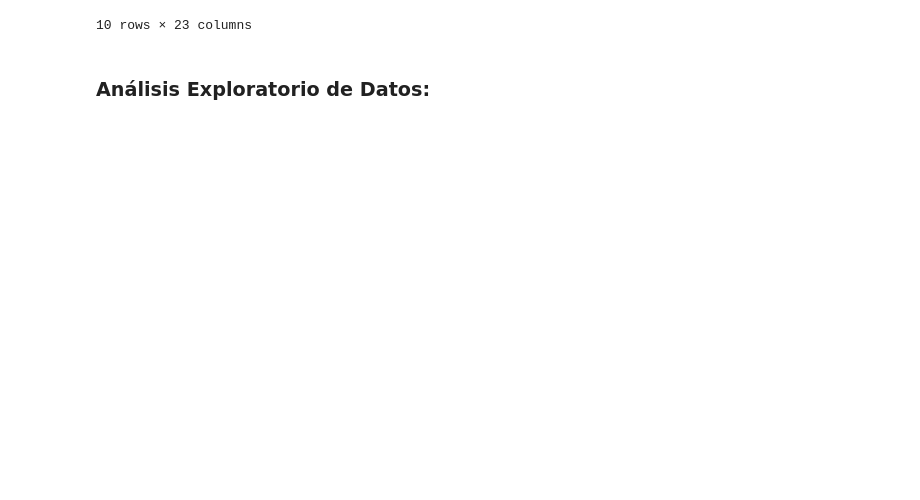
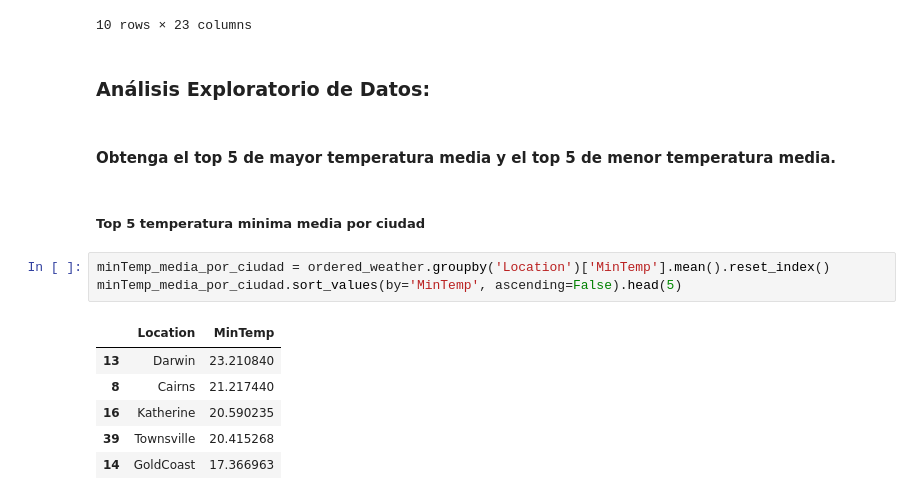
Before and after one commit to Joacogomezc98/CEIOT-ML-TP1, a Jupyter notebook: EDA.ipynb, the cells around one changed output. Cells and saved outputs as stored; diff of their text form; blank space fills up the shorter version.

```diff
--- a/EDA.ipynb
+++ b/EDA.ipynb
@@ -270,3 +270,17 @@ ordered_weather.head(10)
 10 rows × 23 columns
 # %% [markdown]
 ### Análisis Exploratorio de Datos:
+# %% [markdown]
+#### Obtenga el top 5 de mayor temperatura media y el top 5 de menor temperatura media.
+# %% [markdown]
+##### Top 5 temperatura minima media por ciudad
+# %%
+minTemp_media_por_ciudad = ordered_weather.groupby('Location')['MinTemp'].mean().reset_index()
+minTemp_media_por_ciudad.sort_values(by='MinTemp', ascending=False).head(5)
+# %% [output]
+|  | Location | MinTemp |
+| 13 | Darwin | 23.210840 |
+| 8 | Cairns | 21.217440 |
+| 16 | Katherine | 20.590235 |
+| 39 | Townsville | 20.415268 |
+| 14 | GoldCoast | 17.366963 |
```
Also changed, not shown: parts of 16 cells of this notebook.
